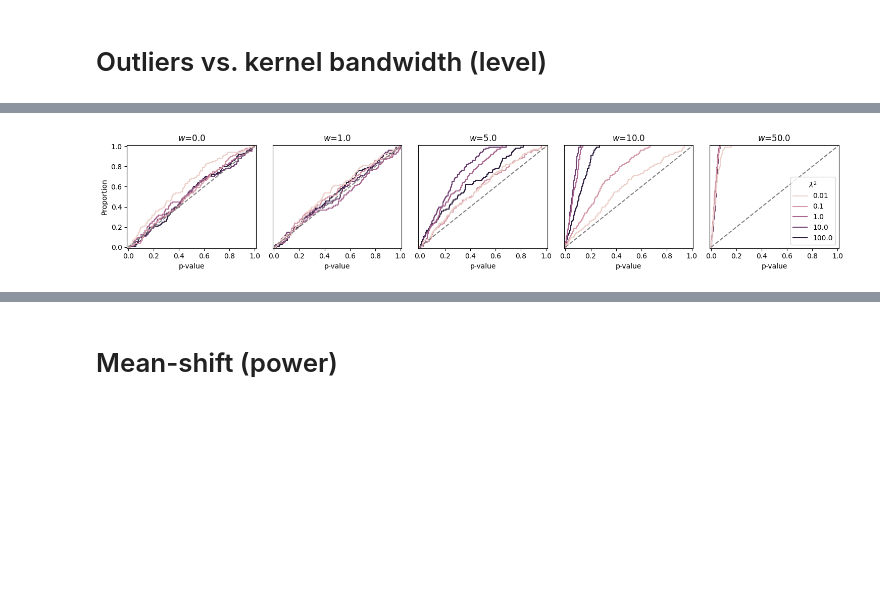
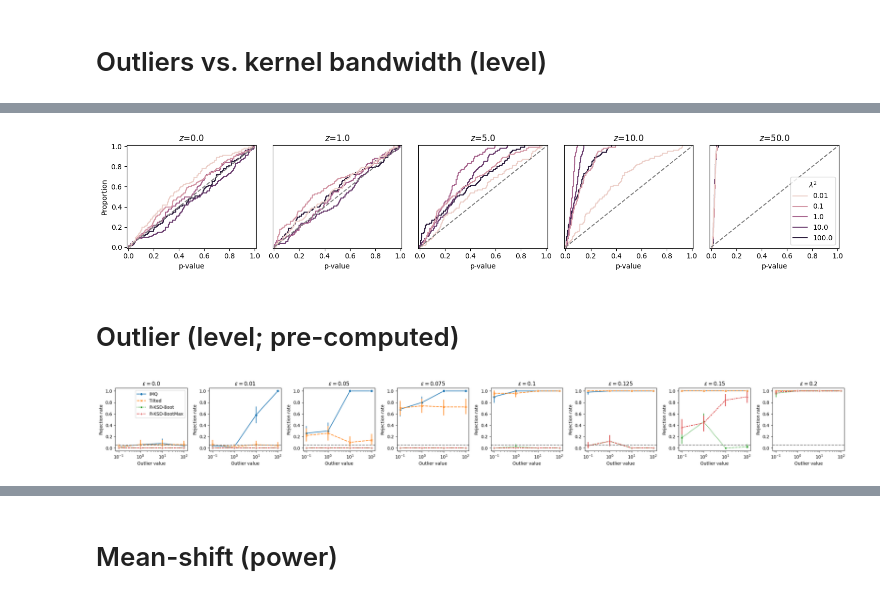
Before and after one commit to XingLLiu/robust-kernel-test, a Jupyter notebook: notebooks/KSD_robust.ipynb, the cells around one changed output, grey strips where cells are left out. Drawn from its saved outputs; the diff is of its cells as text; code cells hidden in the pictures; blank space fills up the shorter version.

```diff
--- a/notebooks/KSD_robust.ipynb
+++ b/notebooks/KSD_robust.ipynb
@@ -241,6 +263,5 @@ eps_ls = [0.01]
 # %%
 outlier_ls = [0., 1., 5., 10., 50.]
-eps0 = 0.01 # oracle
 bandwidth_ls = [1e-2, 1e-1, 1., 10., 100.]
 
 res_ol_bw = {}
@@ -249,7 +270,7 @@ for ol in outlier_ls:
     res_ol_bw[ol] = {}
 
     for bw in bandwidth_ls:
-        sub_res_ol = rej_rate_outliers(ol, n_ls, eps_ls, eps0=eps0, nreps=100, bandwidth=bw)
+        sub_res_ol = ol_standard_ksd(dim=1, n=n, eps=eps, nreps=100, outlier=ol, bw=bw)
         res_ol_bw[ol][bw] = sub_res_ol
 # %% [output]
 outlier: 0.0
@@ -270,0 +281,25 @@ key: 0.01
+# %%
+# collect in dataframe
+plot_df = {"pval": [], "bw": [], "bw_order": [], "ol": []}
+for i, ol in enumerate(outlier_ls):
+    for bw in bandwidth_ls:
+        rr = res_ol_bw[ol][bw]
+        plot_df["pval"].extend(np.array(rr).tolist())
+        plot_df["ol"].extend([ol] * len(rr))
+        plot_df["bw"].extend([bw] * len(rr))
+        plot_df["bw_order"].extend([np.round(np.log(bw) / np.log(10.), 2)] * len(rr))
+plot_df = pd.DataFrame(plot_df)
+plot_df["rej"] = (plot_df["pval"] <= 0.05).astype(float)
+# %%
+_, ax = plt.subplots(figsize=(3, 3))
+
+_ = sns.lineplot(ax=ax, data=plot_df, x="ol", y="rej", hue="bw_order", style="bw_order", markers=True, err_style="bars")
+ax.axhline(0.05, linestyle="--", color="grey")
+ax.set_xscale("log")
+ax.set_ylim(-0.05, 1.05)
+ax.set_xlabel("Outlier value")
+ax.set_ylabel("Rejection rate")
+sns.move_legend(ax, labels=bandwidth_ls, loc="upper left", title=r"$r$")
+
+plt.tight_layout()
+# plt.savefig("../figs/robust/standard_power_bw.pdf")
@@ -271,37 +308,30 @@ key: 0.01
 # %%
 ncols = len(outlier_ls)
 figs, axes = plt.subplots(ncols=ncols, nrows=1, figsize=(3*ncols, 3))
 
 method_ls = ["rbf"]
 
 for i, ax in enumerate(axes.flatten()):
     ol = outlier_ls[i]
 
-    plot_df = {"pval": [], "method": [], "bw": [], "bw_order": []}
-    for bw in bandwidth_ls:
-        for mm in method_ls:
-            rr = res_ol_bw[ol][bw][n][eps_ls[0]][mm]
-            plot_df["pval"] = plot_df["pval"] + np.array(rr["pval"]).tolist()
-            plot_df["method"] = plot_df["method"] + [mm] * len(rr["pval"])
-            plot_df["bw"] = plot_df["bw"] + [bw] * len(rr["pval"])
-            plot_df["bw_order"] = plot_df["bw_order"] + [np.round(np.log(bw) / np.log(10.), 2)] * len(rr["pval"])
-
-    plot_df = pd.DataFrame(plot_df)
+    plot_df_sub = plot_df.loc[plot_df.ol == ol]
 
     # plot
     if_legend = True if i == len(axes)-1 else False
-    ax_init = sns.ecdfplot(ax=ax, data=plot_df, x="pval", hue="bw_order", legend=if_legend)
+    ax_init = sns.ecdfplot(ax=ax, data=plot_df_sub, x="pval", hue="bw_order", legend=if_legend)
     ax.plot([0., 1.], [0., 1.], linestyle="--", color="grey")
     ax.set_xlim(-0.01, 1.01)
     ax.set_ylim(-0.01, 1.01)
-    ax.set_title(rf"$w$={ol}")
+    ax.set_title(rf"$z$={ol}")
     ax.set_xlabel("p-value")
     if i > 0:
         ax.get_yaxis().set_ticks([])
         ax.set_ylabel("")
 
 sns.move_legend(ax, labels=bandwidth_ls, loc="lower right", title=r"$\lambda^2$")
 plt.tight_layout()
-# plt.savefig("../figs/robust/standard_power_bw.pdf")
+plt.savefig("../figs/robust/standard_power_bw.pdf")
 # %% [output]
-[figure, old version]
+[figure, new version]
+# %% [markdown]
+# Outlier (level; pre-computed)
@@ -307,0 +368,25 @@ plt.tight_layout()
+# %%
+# plot
+_, axes = plt.subplots(ncols=len(eps_ls), nrows=1, figsize=(3*len(eps_ls), 3))
+axes = [axes] if len(dim_ls) == 1 else axes
+
+for i, eps in enumerate(eps_ls):
+    ax = axes[i]
+    res_df_sub = res_df.loc[res_df.eps == eps]
+
+    sns.lineplot(ax=ax, data=res_df_sub, x="ol", y="rej", hue="method", style="method", markers=True, err_style="bars")
+
+    ax.axhline(0.05, linestyle="--", color="grey")
+    ax.set_xscale("log")
+    ax.set_ylim(-0.05, 1.05)
+    ax.set_xlabel("Outlier value")
+    ax.set_ylabel("Rejection rate")
+    ax.set_title(rf"$\epsilon={eps}$")
+    ax.legend([],[], frameon=False)
+
+# # ax.legend(loc="center left", bbox_to_anchor=(1, 0.5))
+axes[0].legend()
+plt.tight_layout()
+# # plt.savefig("../figs/robust/rej_ol.pdf")
+# %% [output]
+[figure, added]
```
Also changed, not shown: parts of 41 cells of this notebook, 10 other files.
